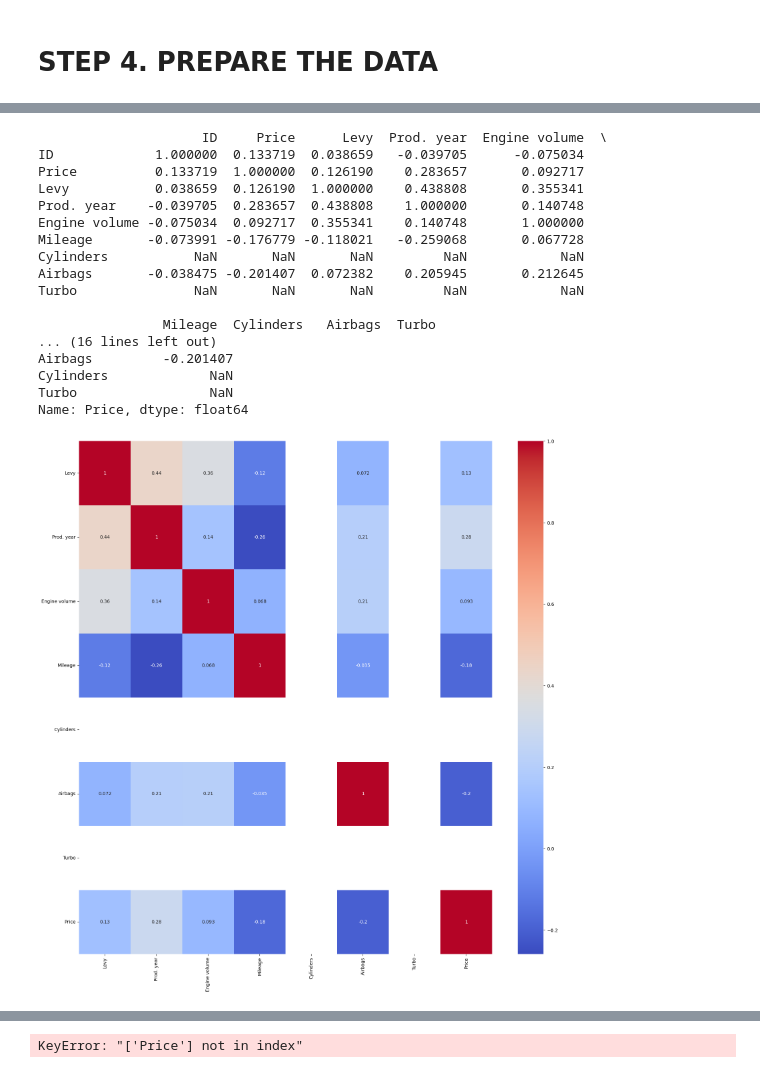
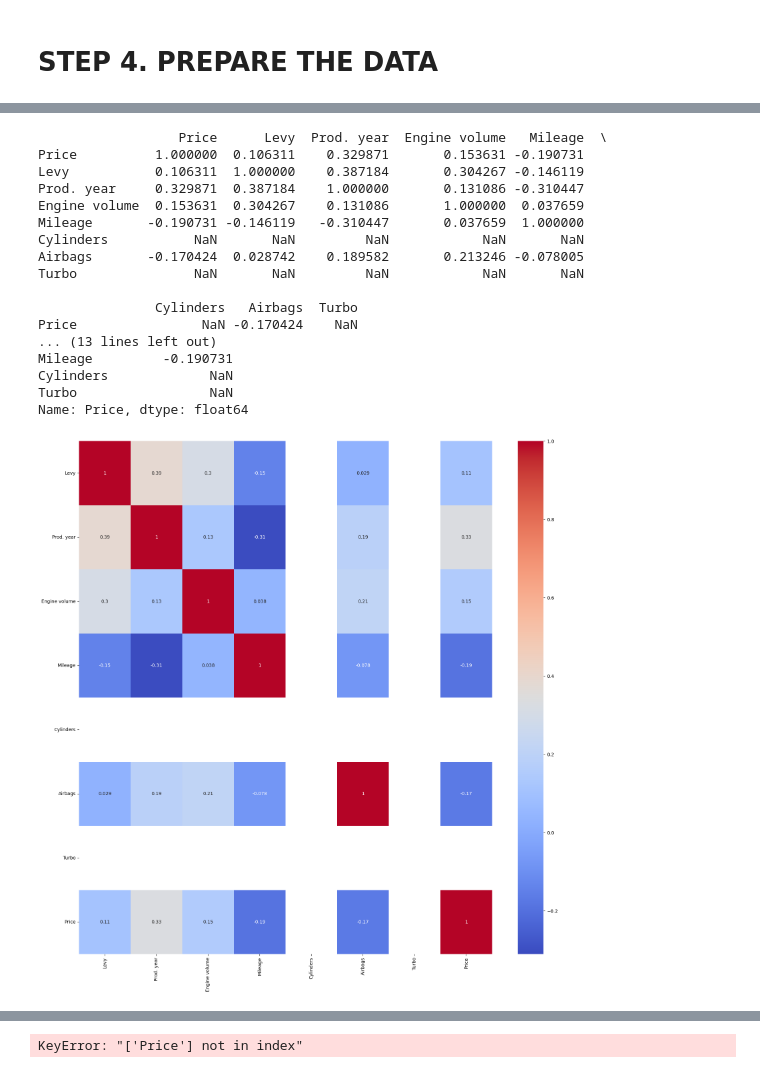
Before and after one commit to TaiVanNgo/Car-Price-Prediction, a Jupyter notebook: car_prediction.ipynb, the cells around one changed output, grey strips where cells are left out. Drawn from its saved outputs; the diff is of its cells as text; code cells hidden in the pictures.

```diff
--- a/car_prediction.ipynb
+++ b/car_prediction.ipynb
@@ -92,4 +92,5 @@ raw_data['Engine volume'] = raw_data['Engine volume'].str.extract(r'(\d+\.\d+|\d
 raw_data['Levy'] = raw_data['Levy'].replace('-', '0').astype(int)
 
 #drop the ID column
-raw_data.drop(column = "ID")
+raw_data = raw_data.drop(columns = "ID")
+print(raw_data.describe())
@@ -291,6 +303,6 @@ Summary
 # %%
-# 4.2 Remove outliner rows
 import numpy as np
+
 def remove_outliers_iqr(data, factor=1.5):
     Q1 = np.percentile(data, 25)
     Q3 = np.percentile(data, 75)
@@ -299,17 +311,22 @@ def remove_outliers_iqr(data, factor=1.5):
     upper_bound = Q3 + factor * iqr
     return lower_bound, upper_bound
 
+# Assuming raw_data is a DataFrame and num_cols is a list of numerical columns
 data_no_outliers = raw_data.copy()
+
+# Remove rows where 'price' is less than 500
+data_no_outliers = data_no_outliers[data_no_outliers['Price'] >= 500]
+
 attributes = num_cols
+
 for attribute in attributes:
-    low, high = remove_outliers_iqr(raw_data[attribute], factor=1.5)
+    low, high = remove_outliers_iqr(data_no_outliers[attribute], factor=1.5)
 
-    lower_arr = np.where(data_no_outliers[attribute] <= low)[0]
-    higher_arr = np.where(data_no_outliers[attribute] >= high)[0]
-    outliers = np.concatenate((lower_arr, higher_arr), axis = 0)
+    # Filter out rows where the attribute is an outlier
+    outliers = (data_no_outliers[attribute] < low) | (data_no_outliers[attribute] > high)
 
-    outliders_df = data_no_outliers[(data_no_outliers[attribute] < low) | (data_no_outliers[attribute] > high)]
-    data_no_outliers = data_no_outliers.drop(outliders_df.index)
+    # Drop the outlier rows
+    data_no_outliers = data_no_outliers[~outliers]
 
 data_no_outliers.info()
 # %% [output]
@@ -347,44 +364,41 @@ scatter(data_no_outliers)
 # %%
 # 3.4 Correlation matrix
-data_no_outliers.drop(columns = ["ID"])
-
 corr_matrix = data_no_outliers.corr(numeric_only=True)
 print(corr_matrix) # print correlation matrix
 print('\n',corr_matrix["Price"].sort_values(ascending=False)) # print correlation b/w a feature and other features
 
 columns = list(corr_matrix.columns)
-columns.remove('ID')
 
 columns.remove('Price')
 columns.append('Price')
 corr_matrix = corr_matrix.loc[columns, columns]
 
 # Create a heatmap from the correlation matrix
 plt. figure(figsize=(20, 20))
 sns. heatmap(corr_matrix, annot=True, cmap='coolwarm')
 plt.xticks(rotation=90, fontsize=10)
 # Rotate y-axis labels
 plt.yticks(rotation=0, fontsize=10)
 plt.show()
 # %% [output]
-                     ID     Price      Levy  Prod. year  Engine volume  \
-ID             1.000000  0.133719  0.038659   -0.039705      -0.075034
-Price          0.133719  1.000000  0.126190    0.283657       0.092717
-Levy           0.038659  0.126190  1.000000    0.438808       0.355341
-Prod. year    -0.039705  0.283657  0.438808    1.000000       0.140748
-Engine volume -0.075034  0.092717  0.355341    0.140748       1.000000
-Mileage       -0.073991 -0.176779 -0.118021   -0.259068       0.067728
-Cylinders           NaN       NaN       NaN         NaN            NaN
-Airbags       -0.038475 -0.201407  0.072382    0.205945       0.212645
-Turbo               NaN       NaN       NaN         NaN            NaN
+                  Price      Levy  Prod. year  Engine volume   Mileage  \
+Price          1.000000  0.106311    0.329871       0.153631 -0.190731
+Levy           0.106311  1.000000    0.387184       0.304267 -0.146119
+Prod. year     0.329871  0.387184    1.000000       0.131086 -0.310447
+Engine volume  0.153631  0.304267    0.131086       1.000000  0.037659
+Mileage       -0.190731 -0.146119   -0.310447       0.037659  1.000000
+Cylinders           NaN       NaN         NaN            NaN       NaN
+Airbags       -0.170424  0.028742    0.189582       0.213246 -0.078005
+Turbo               NaN       NaN         NaN            NaN       NaN
 
-                Mileage  Cylinders   Airbags  Turbo
-... (16 lines left out)
-Airbags         -0.201407
+               Cylinders   Airbags  Turbo
+Price                NaN -0.170424    NaN
+... (13 lines left out)
+Mileage         -0.190731
 Cylinders             NaN
 Turbo                 NaN
 Name: Price, dtype: float64
-[figure, old version]
+[figure, new version]
 # %%
 data_no_outliers.describe()
 # %% [output]
```
Also changed, not shown: parts of 13 cells of this notebook.
